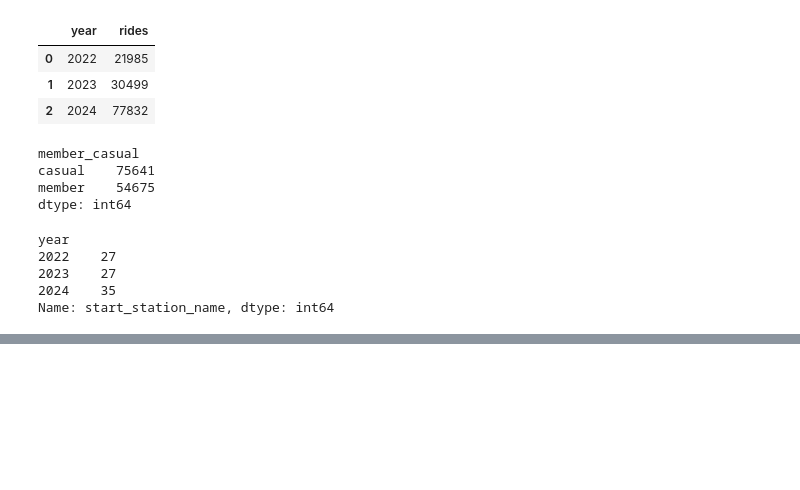
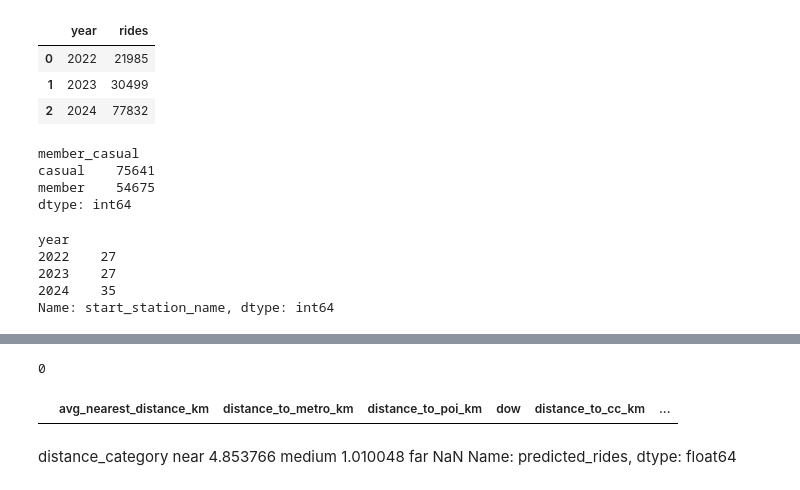
Before and after one commit to pabs-llama/projects, a Jupyter notebook: project_3_ capitalbikeshare/linear_regression_pg.ipynb, the cells around one changed output, grey strips where cells are left out. Drawn from its saved outputs; the diff is of its cells as text; code cells hidden in the pictures; blank space fills up the shorter version.

```diff
--- a/project_3_ capitalbikeshare/linear_regression_pg.ipynb
+++ b/project_3_ capitalbikeshare/linear_regression_pg.ipynb
@@ -1436,0 +1699,14 @@ Name: start_station_name, dtype: int64
+# %%
+print(X_test["distance_to_metro_km"].isnull().sum())
+# %% [output]
+0
+# %%
+X_test[X_test["distance_to_metro_km"] == 1]
+# %% [output]
+|  | avg_nearest_distance_km | distance_to_metro_km | distance_to_poi_km | dow | distance_to_cc_km | ... |
+# %% [markdown]
+distance_category
+near      4.853766
+medium    1.010048
+far            NaN
+Name: predicted_rides, dtype: float64
```
Also changed, not shown: parts of 31 cells of this notebook, 1 other file.
